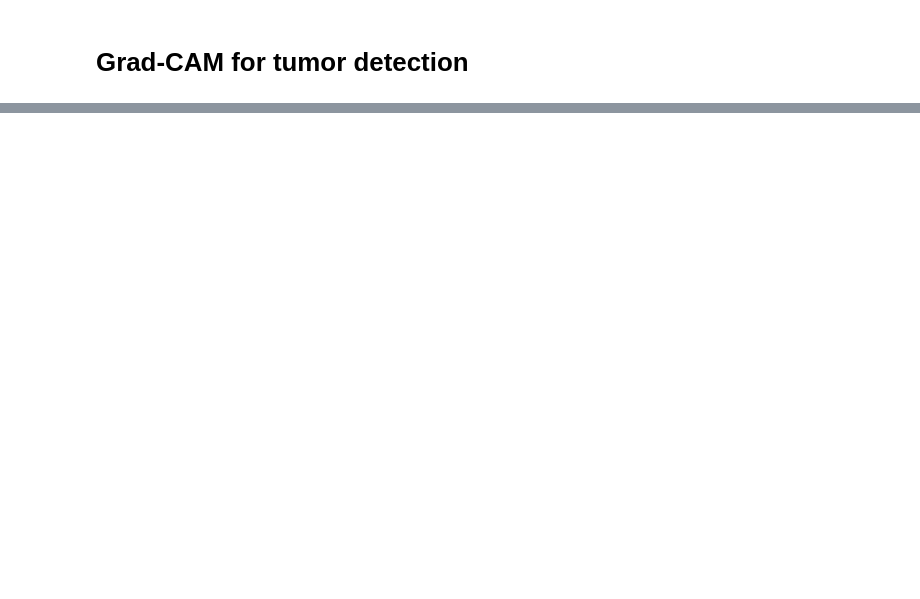
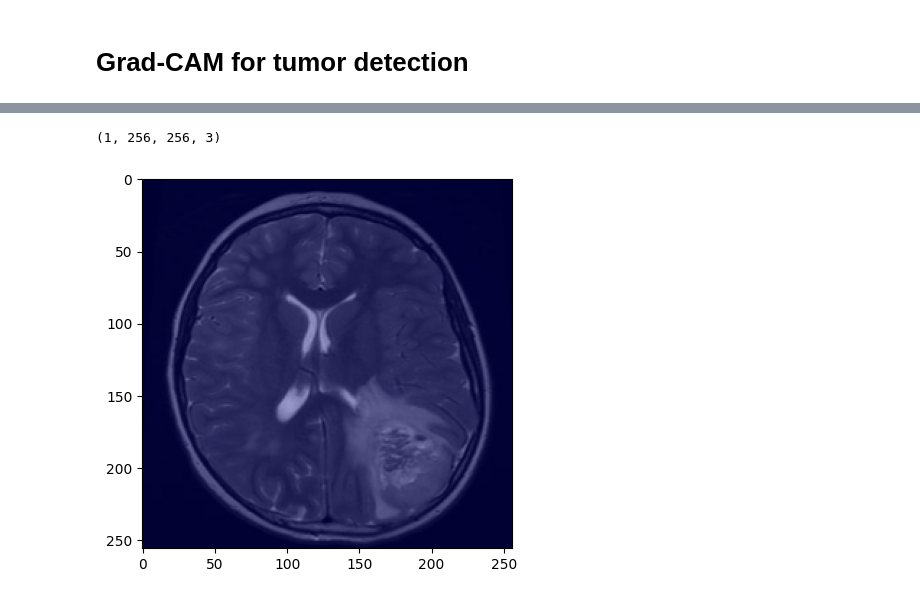
Before and after one commit to PedroAMtz/Brain_Tumor_Detection, a Jupyter notebook: Grad_CAM_tumor_detection.ipynb, the cells around one changed output, grey strips where cells are left out. Cells and saved outputs as stored; diff of their text form; code cells hidden in the pictures; blank space fills up the shorter version.

Commit message:
Grad CAM notebook modification

```diff
--- a/Grad_CAM_tumor_detection.ipynb
+++ b/Grad_CAM_tumor_detection.ipynb
@@ -125,0 +49,55 @@ save_and_display_gradcam(heatmap)
+# %%
+def preprocess_image(img):
+    img = img.astype('float32')
+    img /= 255.0
+    return np.expand_dims(img, axis=0)
+# %%
+image = cv2.imread(image_path)
+image = cv2.cvtColor(image, cv2.COLOR_BGR2RGB)
+image = cv2.resize(image, (256, 256))
+preprocessed_image = preprocess_image(image)
+preprocessed_image.shape
+# %% [output]
+(1, 256, 256, 3)
+# %%
+def grad_cam(img_array, model, layer_name):
+    inputs = tf.cast(img_array, tf.float32)
+
+    with tf.GradientTape() as tape:
+        tape.watch(inputs)
+        conv_outputs, predictions = grad_model(inputs)
+        predicted_class = tf.argmax(predictions[0])  # Get the predicted class index
+
+        loss = predictions[:, predicted_class]
+        grads = tape.gradient(loss, conv_outputs)
+
+    gradients = grads[0]
+    weights = tf.reduce_mean(gradients, axis=(0, 1))
+
+    # Reshape the weights to match the spatial dimensions of conv_outputs
+    weights = tf.reshape(weights, (1, 1, 1, -1))
+
+    # Multiply the weights with conv_outputs to get the heatmap
+    heatmap = tf.reduce_sum(tf.multiply(weights, conv_outputs), axis=-1)
+    heatmap = np.maximum(heatmap, 0)
+    heatmap /= np.max(heatmap)
+
+    heatmap = cv2.resize(heatmap, (img_array.shape[2], img_array.shape[1]))
+
+    # Convert the heatmap to a three-channel image for applying the color map
+    heatmap = (heatmap * 255).astype(np.uint8)
+    heatmap = cv2.cvtColor(heatmap, cv2.COLOR_GRAY2BGR)
+
+    img_array = (img_array[0] * 255.0).astype(np.uint8)  # Scale image array to [0, 255]
+
+    # Resize the image to match the heatmap dimensions
+    img_array = cv2.resize(img_array, (heatmap.shape[1], heatmap.shape[0]))
+
+    superimposed_img = cv2.addWeighted(img_array, 0.6, heatmap, 0.4, 0)
+    return superimposed_img
+# %%
+gradcam_image = grad_cam(preprocessed_image, model, target_layer.name)
+# %%
+plt.imshow(gradcam_image);
+# %% [output]
+[figure, added]
```
Also changed, not shown: parts of 8 cells of this notebook.
